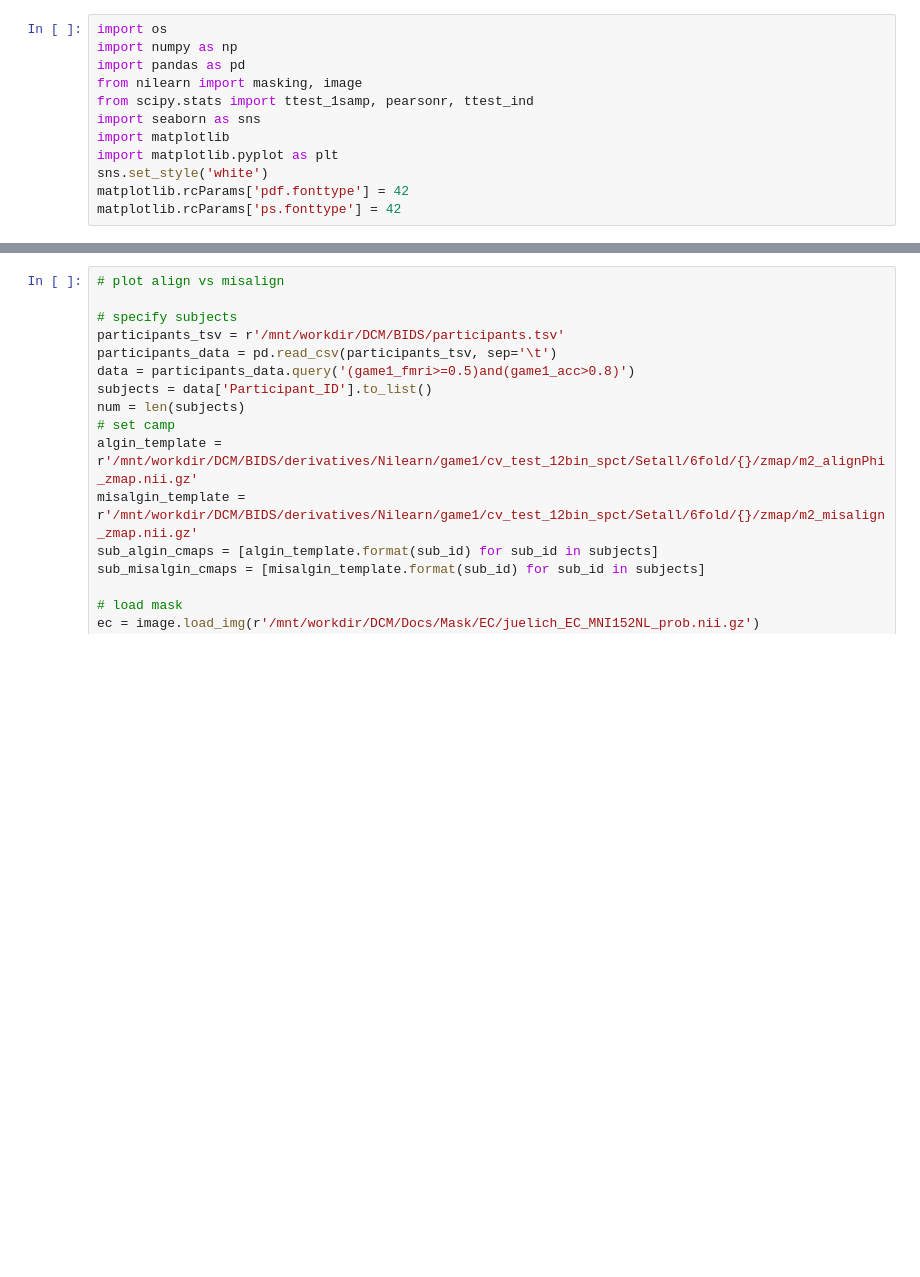
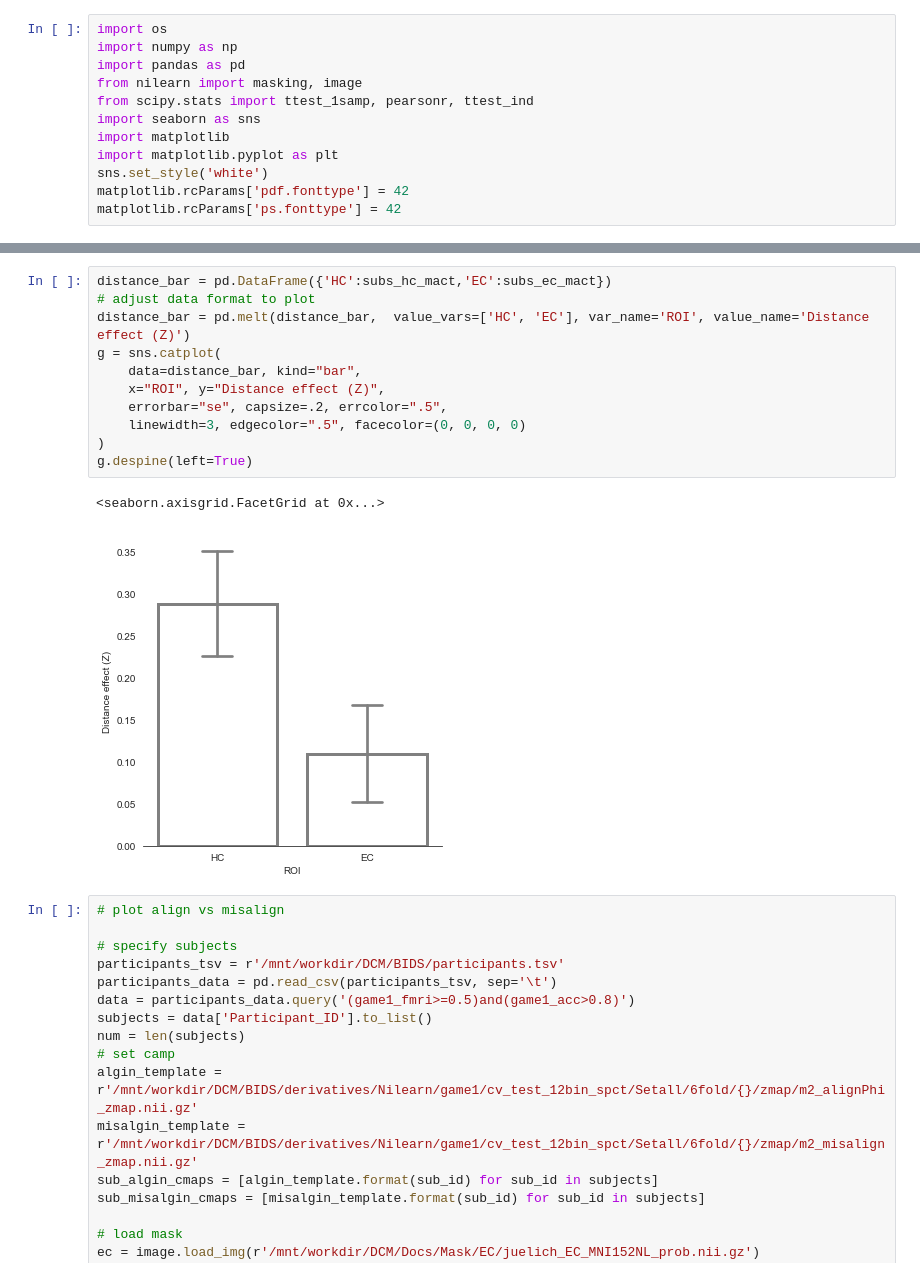
Before and after one commit to YukunQu/DCM, a Jupyter notebook: analysis/mri/figure/figure2.ipynb, the cells around one changed output, grey strips where cells are left out. Drawn from its saved outputs; the diff is of its cells as text; blank space fills up the shorter version.

```diff
--- a/analysis/mri/figure/figure2.ipynb
+++ b/analysis/mri/figure/figure2.ipynb
@@ -152,3 +151,17 @@ plt.show()
+# %%
+distance_bar = pd.DataFrame({'HC':subs_hc_mact,'EC':subs_ec_mact})
+# adjust data format to plot
+distance_bar = pd.melt(distance_bar,  value_vars=['HC', 'EC'], var_name='ROI', value_name='Distance effect (Z)')
+g = sns.catplot(
+    data=distance_bar, kind="bar",
+    x="ROI", y="Distance effect (Z)",
+    errorbar="se", capsize=.2, errcolor=".5",
+    linewidth=3, edgecolor=".5", facecolor=(0, 0, 0, 0)
+)
+g.despine(left=True)
+# %% [output]
+<seaborn.axisgrid.FacetGrid at 0x...>
+[figure, added]
 # %%
 # plot align vs misalign
 
```
Also changed, not shown: parts of 3 cells of this notebook, 6 other files.
